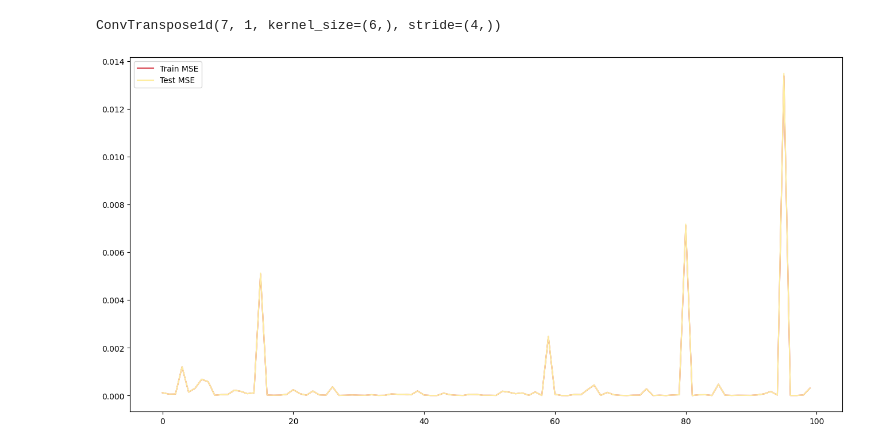
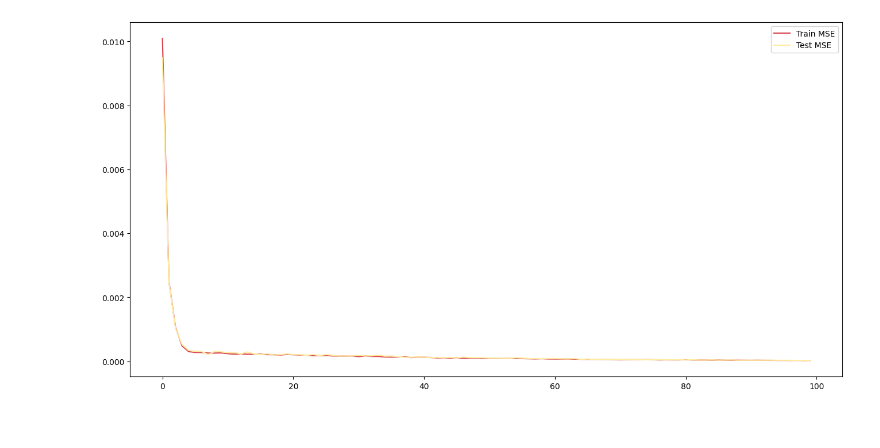
Before and after one commit to ncallahanml/baseline_networks, a Jupyter notebook: SineSiamese.ipynb, the cells around one changed output. Saved outputs shown, nothing was run; the diff lists cells and outputs as text; code cells hidden in the pictures.

```diff
--- a/SineSiamese.ipynb
+++ b/SineSiamese.ipynb
@@ -34,8 +34,8 @@ def torch_train_test_split(*tensors, split=.8):
 
 class TorchSiameseDataset(Dataset):
     def __init__(self, data, labels):
-        assert data.shape[0] == labels.shape[0], f'Dim 0 mismatch, {data.shape} != {labels.shape[0]}'
-        self._data = original_tensor
+        assert data.shape[0] == labels.shape[0], f'Dim 0 mismatch, {data.shape} != {labels.shape}'
+        self._data = data.unsqueeze(1)
         self._labels = labels
         return
 
@@ -47,7 +47,8 @@ class TorchSiameseDataset(Dataset):
         return self._data.shape[0]
 
     def __getitem__(self, left_index):
-        right_index = torch.randint(0, len(self), size=left_index.size())
+        size = 1 if isinstance(left_index, (int, np.int32)) else torch.max(left_index)
+        right_index = torch.randperm(size).squeeze().int()
         left = self._data[left_index]
         right = self._data[right_index]
 
@@ -57,8 +58,9 @@ class TorchSiameseDataset(Dataset):
         return left, right, label
 
     def get_full(self):
-        left_index = torch.linspace(0, len(self) - 1, len(self))
-        right_index = torch.randint(0, len(self), size=len(self))
+        left_index = torch.linspace(0, len(self) - 1, len(self)).int()
+#         right_index = torch.randint(0, len(self), len(self))
+        right_index = torch.randperm(len(self)).squeeze().int()
 
         left = self._data[left_index]
         right = self._data[right_index]
@@ -78,13 +87,13 @@ dataset_dict = {
 # %%
-data, labels = zip(*[(data, torch.repeat(amp, data.shape[0], 0)) for amp, data in dataset_dict.items()])
+data, labels = zip(*[(data, torch.repeat_interleave(torch.tensor(amp).unsqueeze(0), data.shape[0], 0)) for amp, data in dataset_dict.items()])
 
 data = torch.cat(data, 0)
 labels = torch.cat(labels, 0)
 
-train_data, test_data = torch_train_test_split(data, split=.8)
+train_data, test_data, train_labels, test_labels = torch_train_test_split(data, labels, split=.8)
 
-train_dataset = TorchSiameseDataset(train_data)
-test_dataset = TorchSiameseDataset(test_data)
+train_dataset = TorchSiameseDataset(train_data, train_labels)
+test_dataset = TorchSiameseDataset(test_data, test_labels)
 # %%
 class SineSiamese(nn.Module):
     def __init__(
@@ -94,10 +103,10 @@ class SineSiamese(nn.Module):
         kernel_size=2,
         stride=4,
         pool_kernel=4,
-        drop=.4,
+#         drop=.4,
         alpha=.2,
     ):
-        super(SineDAE, self).__init__()
+        super(SineSiamese, self).__init__()
         conv1_shape = (input_size - kernel_size) // stride + 1
         pool_shape = (conv1_shape - pool_kernel) // pool_kernel + 1
 
@@ -105,7 +114,7 @@ class SineSiamese(nn.Module):
             nn.Conv1d(in_channels=1, out_channels=out_channels, kernel_size=kernel_size, stride=stride),
             nn.LeakyReLU(negative_slope=alpha),
             nn.MaxPool1d(kernel_size=pool_kernel),
-            nn.Linear(pool_shape, input_size + 1),
+            nn.Linear(pool_shape, 1),
         )
         return
 
@@ -116,7 +125,7 @@ class SineSiamese(nn.Module):
 
     def loss(self, x1, x2, label, margin=0):
         euclidean_distance = nn.functional.pairwise_distance(x1, x2)
-        contrast = torch.clamp(self.margin - euclidean_distance, min=0.0)
+        contrast = torch.clamp(margin - euclidean_distance, min=0.0)
         contrastive_loss = torch.mean((1 - label) * torch.pow(euclidean_distance, 2) + label * torch.pow(contrast, 2))
         return contrastive_loss
 # %%
@@ -216,13 +225,13 @@ for i, (out_channels, kernel_size, stride, pool_kernel) in enumerate(itertools.p
     print('Input Set', i + 1, 'out of', total_i, end='\n')
     print(out_channels, kernel_size, stride, pool_kernel, sep='|')
 
-    model = SineDAE(
+    model = SineSiamese(
         train_dataset.shape[2] - 1,
         out_channels=out_channels,
         kernel_size=kernel_size,
         stride=stride,
         pool_kernel=pool_kernel,
-    ).double()
+    ).float()
 
     try:
         model, items = train(
@@ -482,29 +376,28 @@ for col in ['out_channels','kernel_size','stride','pool_kernel']:
 # %%
 best_out_channels, best_kernel_size, best_stride, best_pool_kernel = grid_df.iloc[grid_df['test_loss'].argmin(),:4].to_numpy(dtype=np.int32)
 
 # display(best_out_channels, best_kernel_size, best_stride, best_pool_kernel)
-model = SineDAE(
+model = SineSiamese(
     train_dataset.shape[2] - 1,
     out_channels=best_out_channels,
     kernel_size=best_kernel_size,
     stride=best_stride,
     pool_kernel=best_pool_kernel,
-).double()
+).float()
 
 model, items = train(
     model,
     train_dataset,
     test_dataset,
     n_epochs=100,
     test_full=True,
     early_stop_patience=None,
 )
 plot_loss(
     items,
     title=''
 )
-torch.save(model, 'best_dae_model.pt')
+torch.save(model, 'best_siamese_model.pt')
 # %% [output]
-ConvTranspose1d(7, 1, kernel_size=(6,), stride=(4,))
-[figure, old version]
+[figure, new version]
 # %%
```
Also changed, not shown: parts of 5 cells of this notebook, 3 other files.
